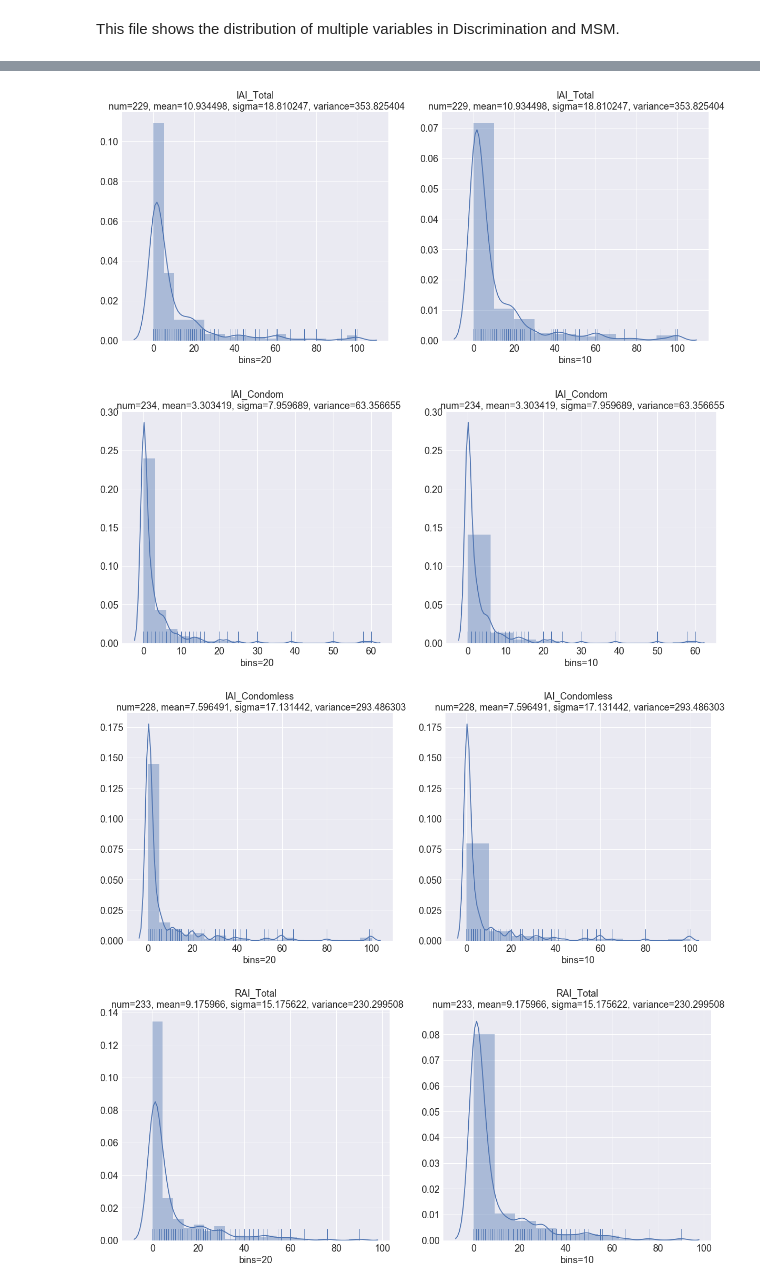
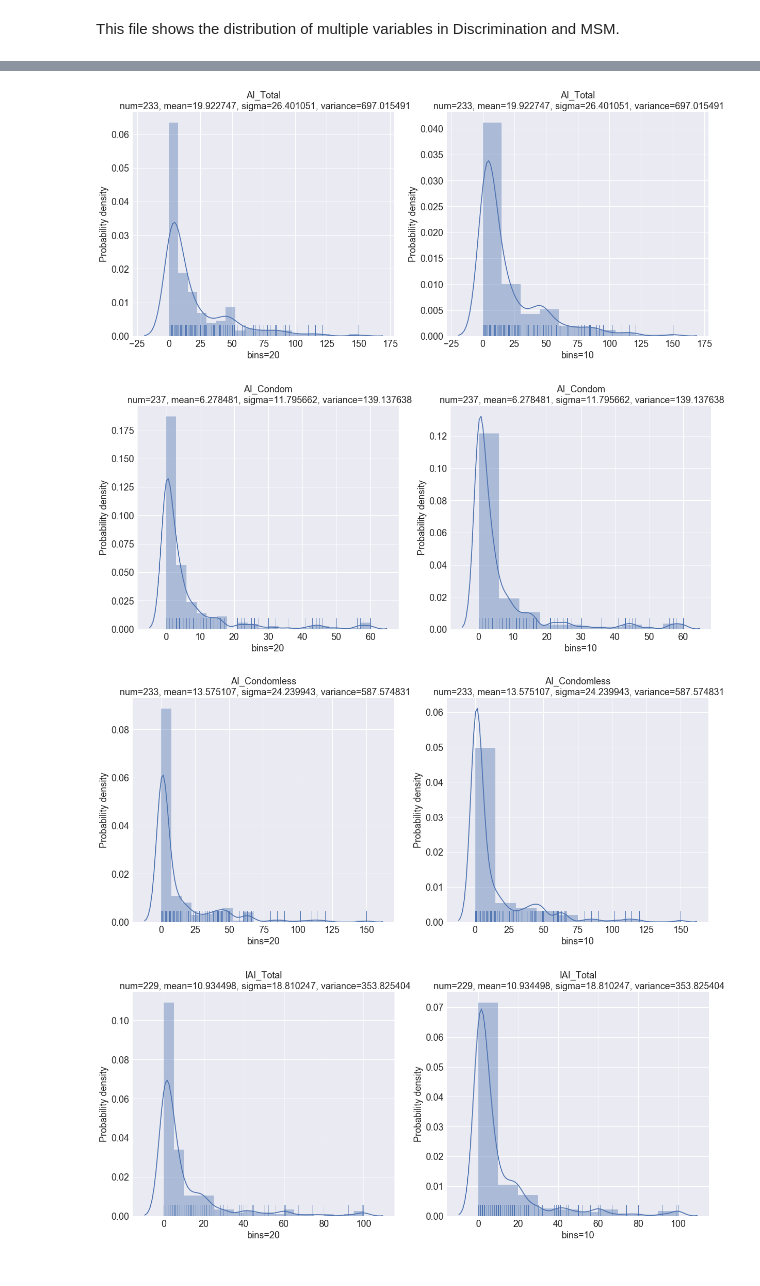
Before and after one commit to meettyj/MSM-Discrimination-on-Twitter, a Jupyter notebook: visulization/distribution.ipynb, the cells around one changed output, grey strips where cells are left out. Drawn from its saved outputs; the diff is of its cells as text; code cells hidden in the pictures.

Commit message:
update for discrimination feature distribution

```diff
--- a/visulization/distribution.ipynb
+++ b/visulization/distribution.ipynb
@@ -13,2 +14,7 @@ P18_data_path = "../data/P18_Final_Data_07162019.csv"
+# %%
+survey_features_list = ["AI_Total", "AI_Condom", "AI_Condomless", "IAI_Total", "IAI_Condom", "IAI_Condomless",
+                        "RAI_Total", "RAI_Condom", "RAI_Condomless", "drug_use"]
+discrimination_features_list = ["SSSOM_Rac (in %)", "SSSOM_Hom (in %)", "normalRacistTweets (in %)",
+                                "Zip_Hom (in %)", "Zip_Rac (in %)"]
 # %%
 df_p18 = pd.read_csv(P18_data_path)
@@ -26,6 +28,6 @@ features_list = ["IAI_Total", "IAI_Condom", "IAI_Condomless", "RAI_Total", "RAI_
 # %%
-##
-for feature in features_list:
+# Draw the figure of survey feature.
+for feature in survey_features_list:
     df_feature = df_p18[feature]
     count = 0
     x = []
@@ -45,36 +47,36 @@ for feature in features_list:
 #     plt.xlabel('Value')
 #     plt.ylabel('Probability')
 #     plt.title("%s: mean= %f, sigma=%f, variance=%f" % (feature, mean, sigma, variance))
 
 #     plt.subplots_adjust(left=0.15)#左边距
 #     plt.show()
 
 #     Distribution of the variables
 #     print("Variable: ", feature)
 #     print("Mean: ", mean)
 #     print("Standard Error: ", sigma)
 #     print("Variance: ", variance)
 
 #     Using seaborn library
     fig,axes=plt.subplots(1,2,figsize=(20,8))
 
     sns.distplot(x, kde=True, bins = 20, rug=True, ax=axes[0])
     axes[0].tick_params(axis='y',labelsize=18)
     axes[0].tick_params(axis='x',labelsize=18)
     axes[0].set_xlabel("bins=20", fontsize=18)
     axes[0].set_title("%s\n num=%d, mean=%f, sigma=%f, variance=%f" % (feature, len(x), mean, sigma, variance), fontsize=18)
-#     axes[0].set_ylabel("", fontsize=15)
+    axes[0].set_ylabel("Probability density", fontsize=18)
 
     sns.distplot(x, kde=True, bins = 10, rug=True, ax=axes[1])
     axes[1].tick_params(axis='y',labelsize=18)
     axes[1].tick_params(axis='x',labelsize=18)
     axes[1].set_xlabel("bins=10", fontsize=18)
     axes[1].set_title("%s\n num=%d, mean=%f, sigma=%f, variance=%f" % (feature, len(x), mean, sigma, variance), fontsize=18)
-#     axes[1].set_ylabel("", fontsize=15)
+    axes[1].set_ylabel("Probability density", fontsize=18)
 
 #     break
 # %% [output]
-[figure, old version]
+[figure, new version]
-[figure, old version]
+[figure, new version]
-[figure, old version]
+[figure, new version]
-[figure, old version]
+[figure, new version]
```
Also changed, not shown: parts of 8 cells of this notebook.
